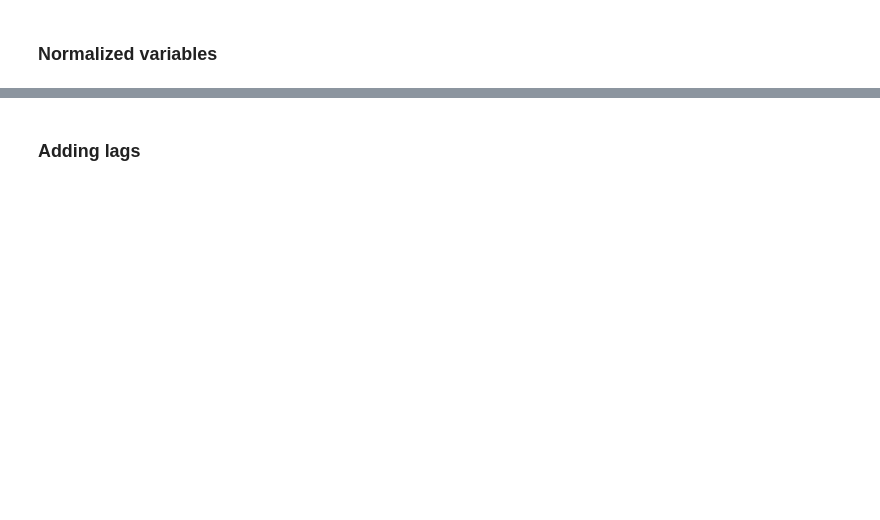
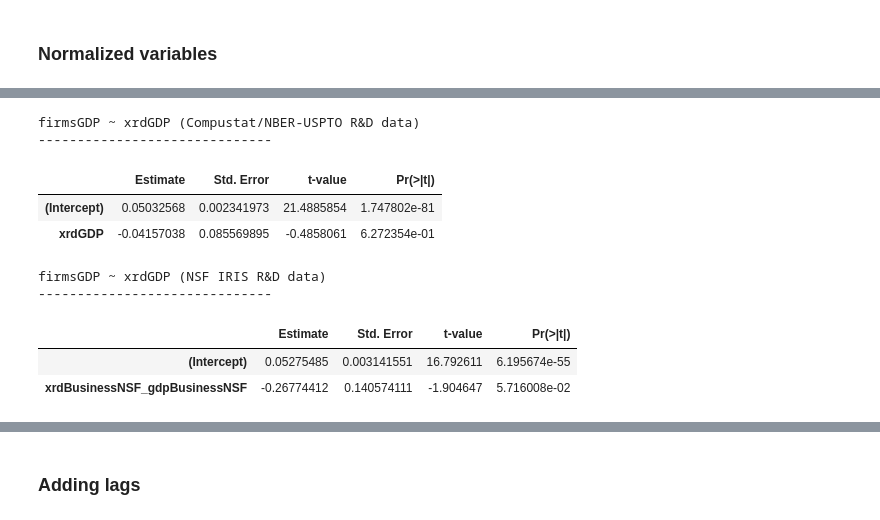
Before and after one commit to nfernandez-arias/Endogenous-growth-with-spinouts, a Jupyter notebook: data/work/jupyter notebooks/State-year regressions.ipynb, the cells around one changed output, grey strips where cells are left out. Drawn from its saved outputs; the diff is of its cells as text; code cells hidden in the pictures; blank space fills up the shorter version.

```diff
--- a/data/work/jupyter notebooks/State-year regressions.ipynb
+++ b/data/work/jupyter notebooks/State-year regressions.ipynb
@@ -121,0 +218,25 @@ F-statistic: 32.29 on 1 and 1681 DF,  p-value: 1.563e-08
+# %%
+cat(paste("","firmsGDP ~ xrdGDP (Compustat/NBER-USPTO R&D data)",
+           "------------------------------",sep="\n"))
+
+model <- plm(firmsGDP ~ xrdGDP, data = dataPanel,
+            model = "pooling")
+summary(model, vcov = function(x) vcovHC(x, cluster = "group", type = "HC3"))$coef
+
+cat(paste("","firmsGDP ~ xrdGDP (NSF IRIS R&D data)",
+           "------------------------------",sep="\n"))
+
+model <- plm(firmsGDP ~ xrdBusinessNSF_gdpBusinessNSF, data = dataPanel,
+            model = "pooling")
+summary(model, vcov = function(x) vcovHC(x, cluster = "group", type = "HC3"))$coef
+# %% [output]
+firmsGDP ~ xrdGDP (Compustat/NBER-USPTO R&D data)
+------------------------------
+|  | Estimate | Std. Error | t-value | Pr(>|t|) |
+| (Intercept) | 0.05032568 | 0.002341973 | 21.4885854 | 1.747802e-81 |
+| xrdGDP | -0.04157038 | 0.085569895 | -0.4858061 | 6.272354e-01 |
+firmsGDP ~ xrdGDP (NSF IRIS R&D data)
+------------------------------
+|  | Estimate | Std. Error | t-value | Pr(>|t|) |
+| (Intercept) | 0.05275485 | 0.003141551 | 16.792611 | 6.195674e-55 |
+| xrdBusinessNSF_gdpBusinessNSF | -0.26774412 | 0.140574111 | -1.904647 | 5.716008e-02 |
```
Also changed, not shown: parts of 32 cells of this notebook, 11 other files.
